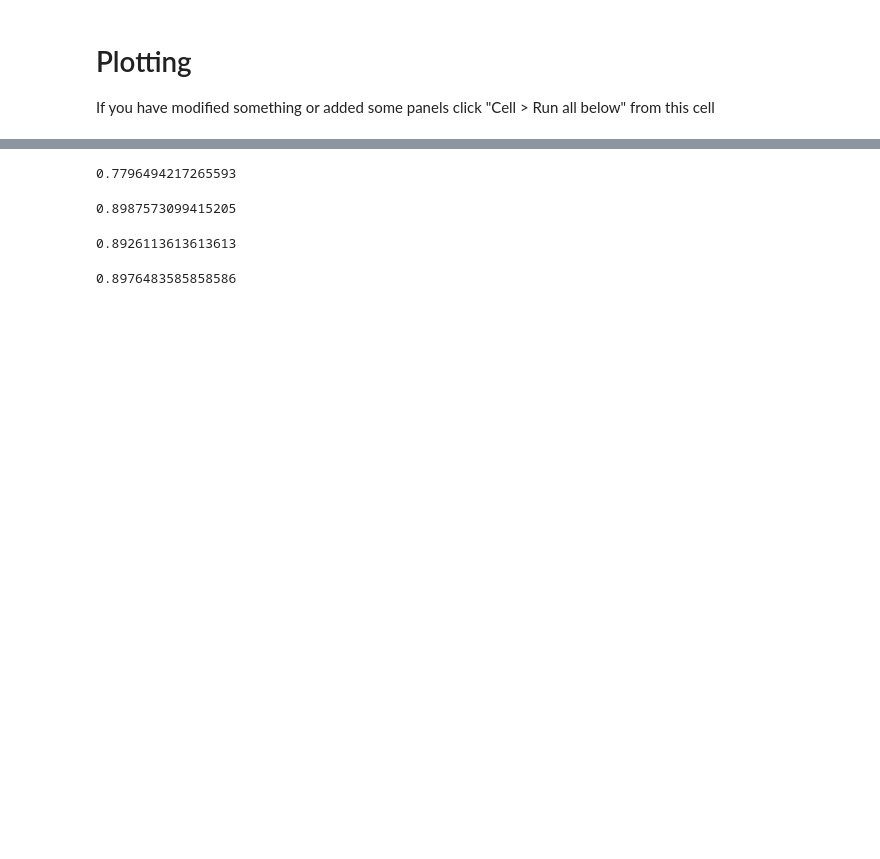
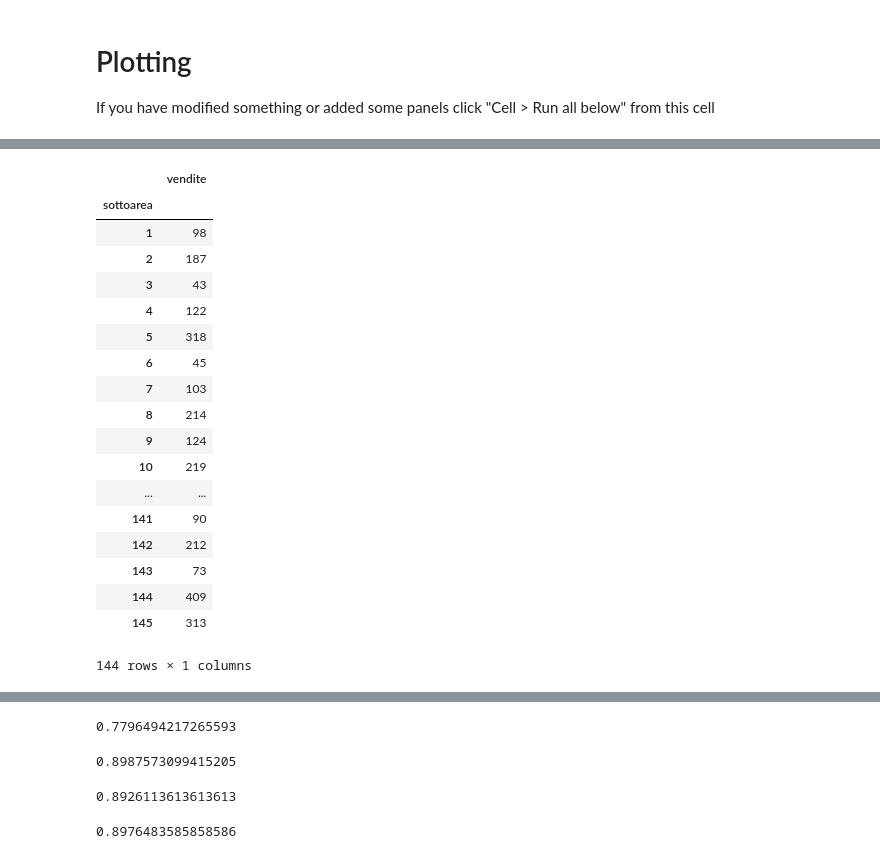
Before and after one commit to riccamastellone/BIP, a Jupyter notebook: Analysis.ipynb, the cells around one changed output, grey strips where cells are left out. Drawn from its saved outputs; the diff is of its cells as text; code cells hidden in the pictures; blank space fills up the shorter version.

```diff
--- a/Analysis.ipynb
+++ b/Analysis.ipynb
@@ -59,0 +75,22 @@ plt.show()
+# %%
+train_df[sel1.conditions][sel1.selected_columns].groupby(sel1.group).sum()
+# %% [output]
+|  | vendite |
+| sottoarea |  |
+| 1 | 98 |
+| 2 | 187 |
+| 3 | 43 |
+| 4 | 122 |
+| 5 | 318 |
+| 6 | 45 |
+| 7 | 103 |
+| 8 | 214 |
+| 9 | 124 |
+| 10 | 219 |
+| ... | ... |
+| 141 | 90 |
+| 142 | 212 |
+| 143 | 73 |
+| 144 | 409 |
+| 145 | 313 |
+144 rows × 1 columns
```
Also changed, not shown: parts of 10 cells of this notebook, 11 other files.
